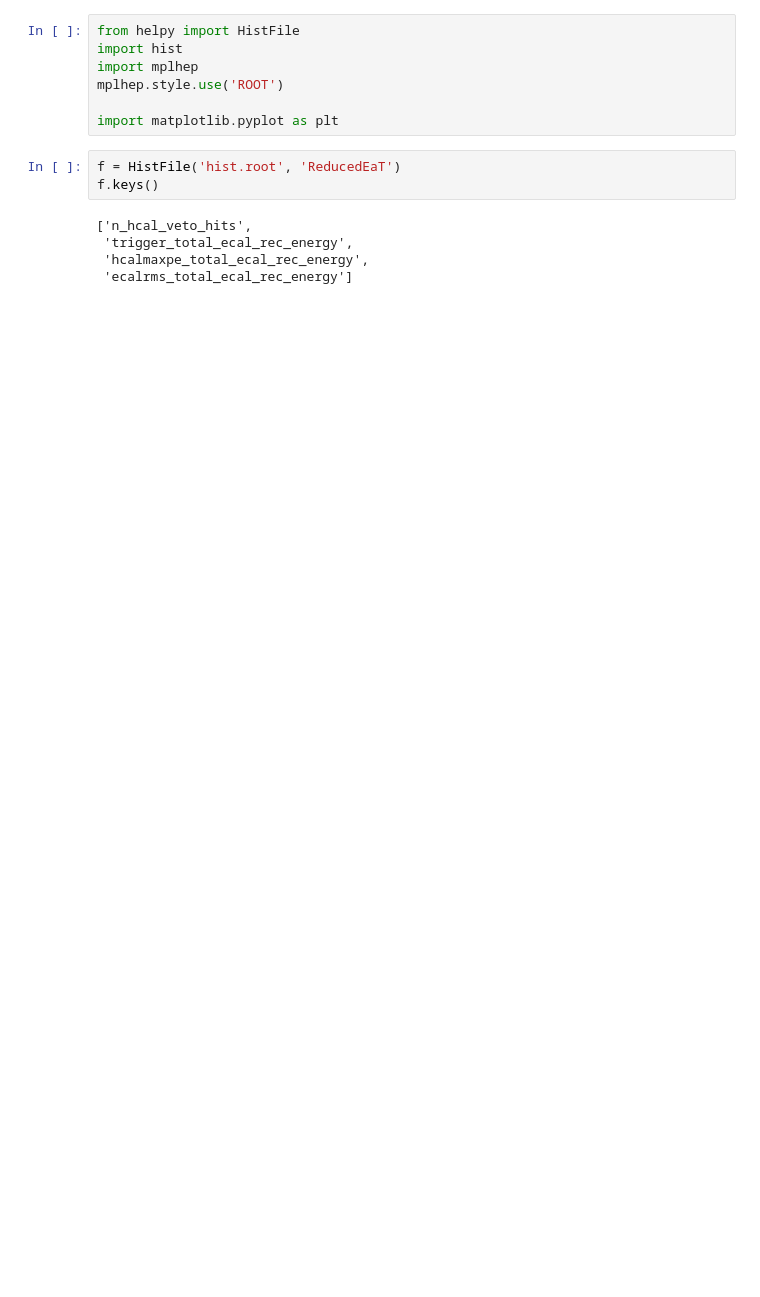
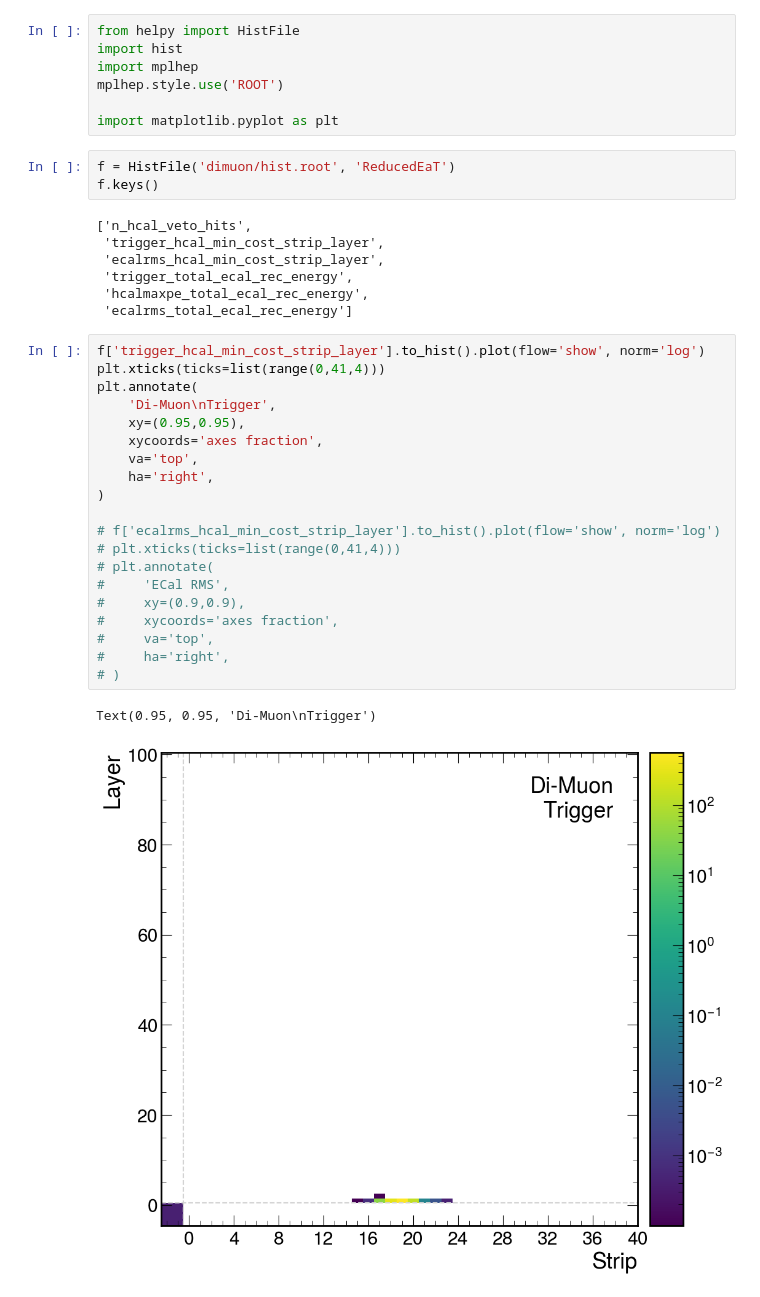
Before and after one commit to tomeichlersmith/ldmx-eat-reduced, a Jupyter notebook: view-hists.ipynb, the cells around one changed output. Saved outputs shown, nothing was run; the diff lists cells and outputs as text; blank space fills up the shorter version.

```diff
--- a/view-hists.ipynb
+++ b/view-hists.ipynb
@@ -6,11 +6,36 @@ mplhep.style.use('ROOT')
 
 import matplotlib.pyplot as plt
 # %%
-f = HistFile('hist.root', 'ReducedEaT')
+f = HistFile('dimuon/hist.root', 'ReducedEaT')
 f.keys()
 # %% [output]
 ['n_hcal_veto_hits',
+ 'trigger_hcal_min_cost_strip_layer',
+ 'ecalrms_hcal_min_cost_strip_layer',
  'trigger_total_ecal_rec_energy',
  'hcalmaxpe_total_ecal_rec_energy',
  'ecalrms_total_ecal_rec_energy']
+# %%
+f['trigger_hcal_min_cost_strip_layer'].to_hist().plot(flow='show', norm='log')
+plt.xticks(ticks=list(range(0,41,4)))
+plt.annotate(
+    'Di-Muon\nTrigger',
+    xy=(0.95,0.95),
+    xycoords='axes fraction',
+    va='top',
+    ha='right',
+)
+
+# f['ecalrms_hcal_min_cost_strip_layer'].to_hist().plot(flow='show', norm='log')
+# plt.xticks(ticks=list(range(0,41,4)))
+# plt.annotate(
+#     'ECal RMS',
+#     xy=(0.9,0.9),
+#     xycoords='axes fraction',
+#     va='top',
+#     ha='right',
+# )
+# %% [output]
+Text(0.95, 0.95, 'Di-Muon\nTrigger')
+[figure, added]
 # %%
```
Also changed, not shown: parts of 1 cell of this notebook, 1 other file.
